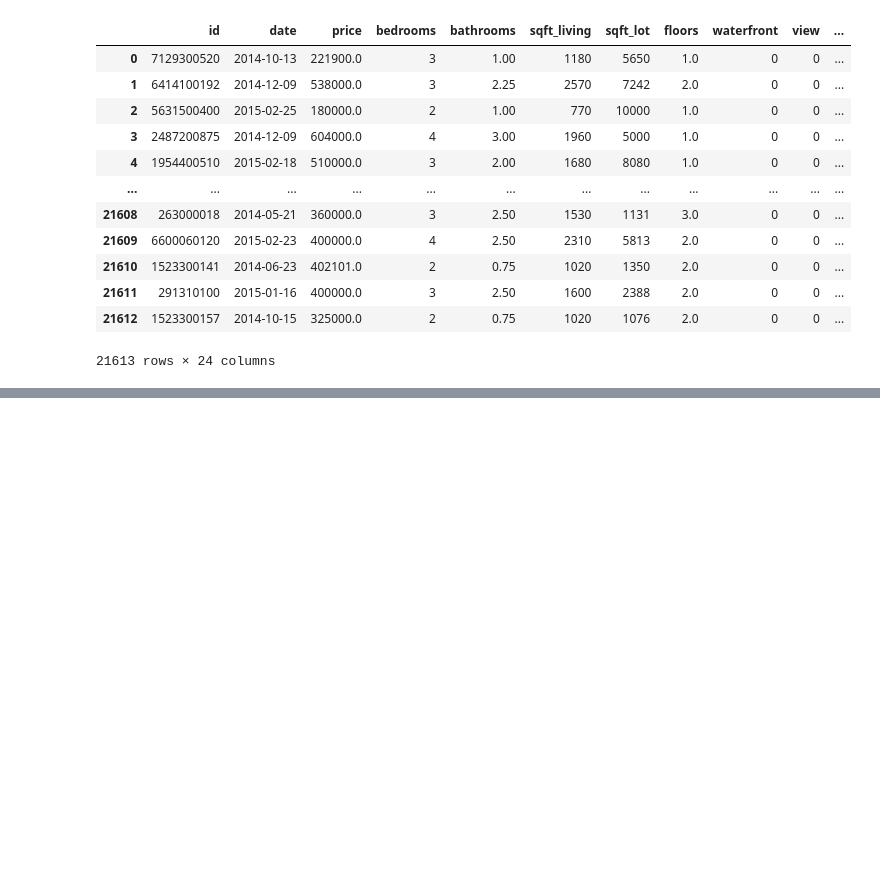
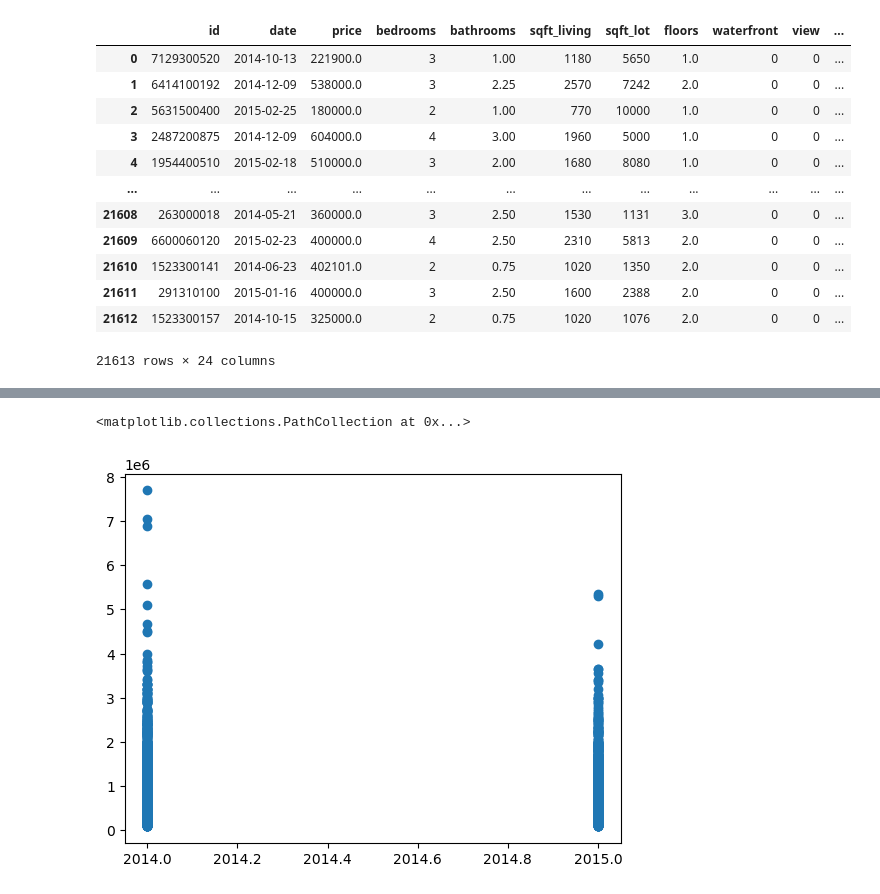
Before and after one commit to vicky887766/schulich-6666, a Jupyter notebook: Assignment 3.ipynb, the cells around one changed output, grey strips where cells are left out. Drawn from its saved outputs; the diff is of its cells as text; code cells hidden in the pictures; blank space fills up the shorter version.

```diff
--- a/Assignment 3.ipynb
+++ b/Assignment 3.ipynb
@@ -101,0 +119,5 @@ df
+# %%
+plt.scatter(df['year'],df['price'])
+# %% [output]
+<matplotlib.collections.PathCollection at 0x...>
+[figure, added]
```
Also changed, not shown: parts of 26 cells of this notebook.
